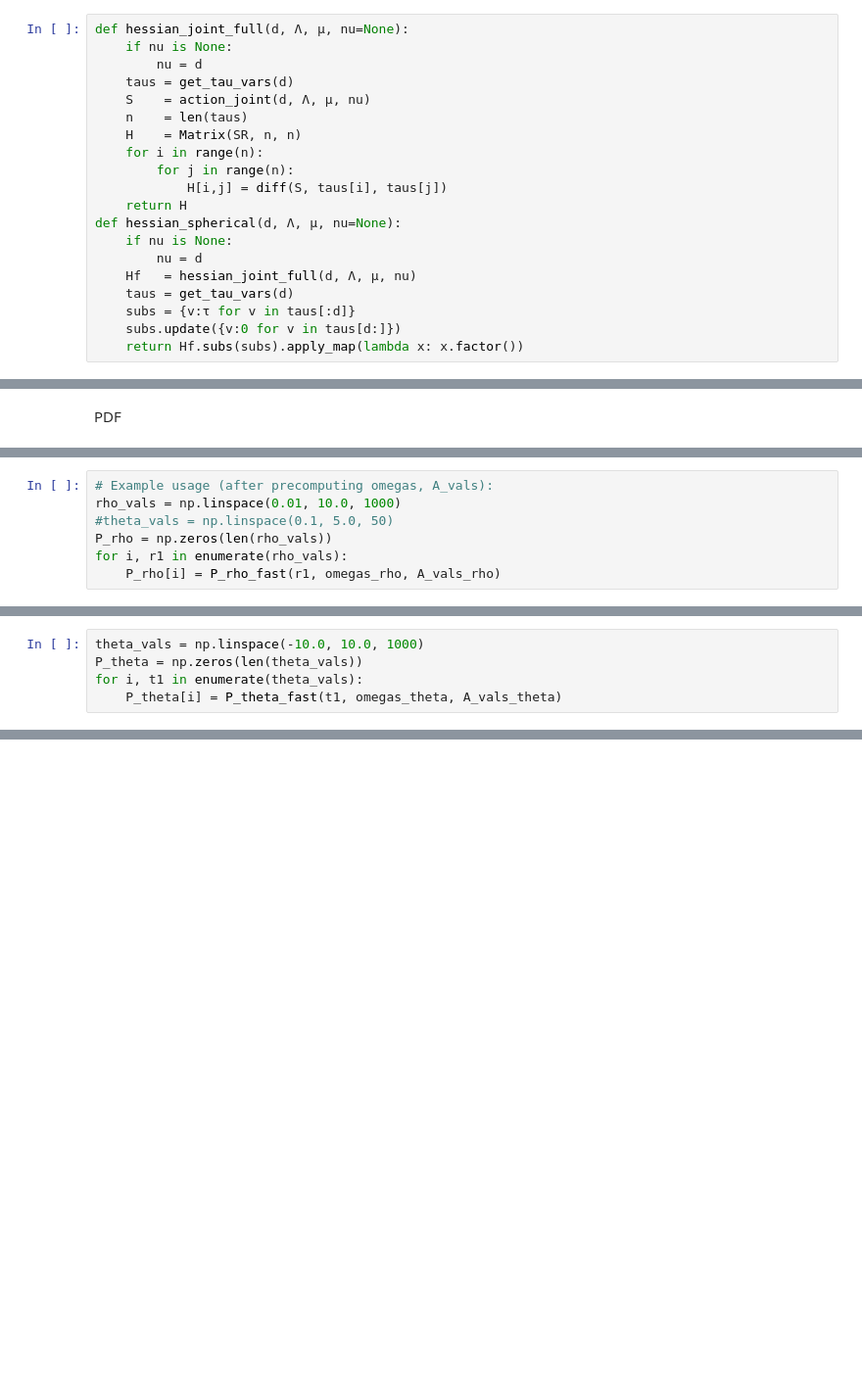
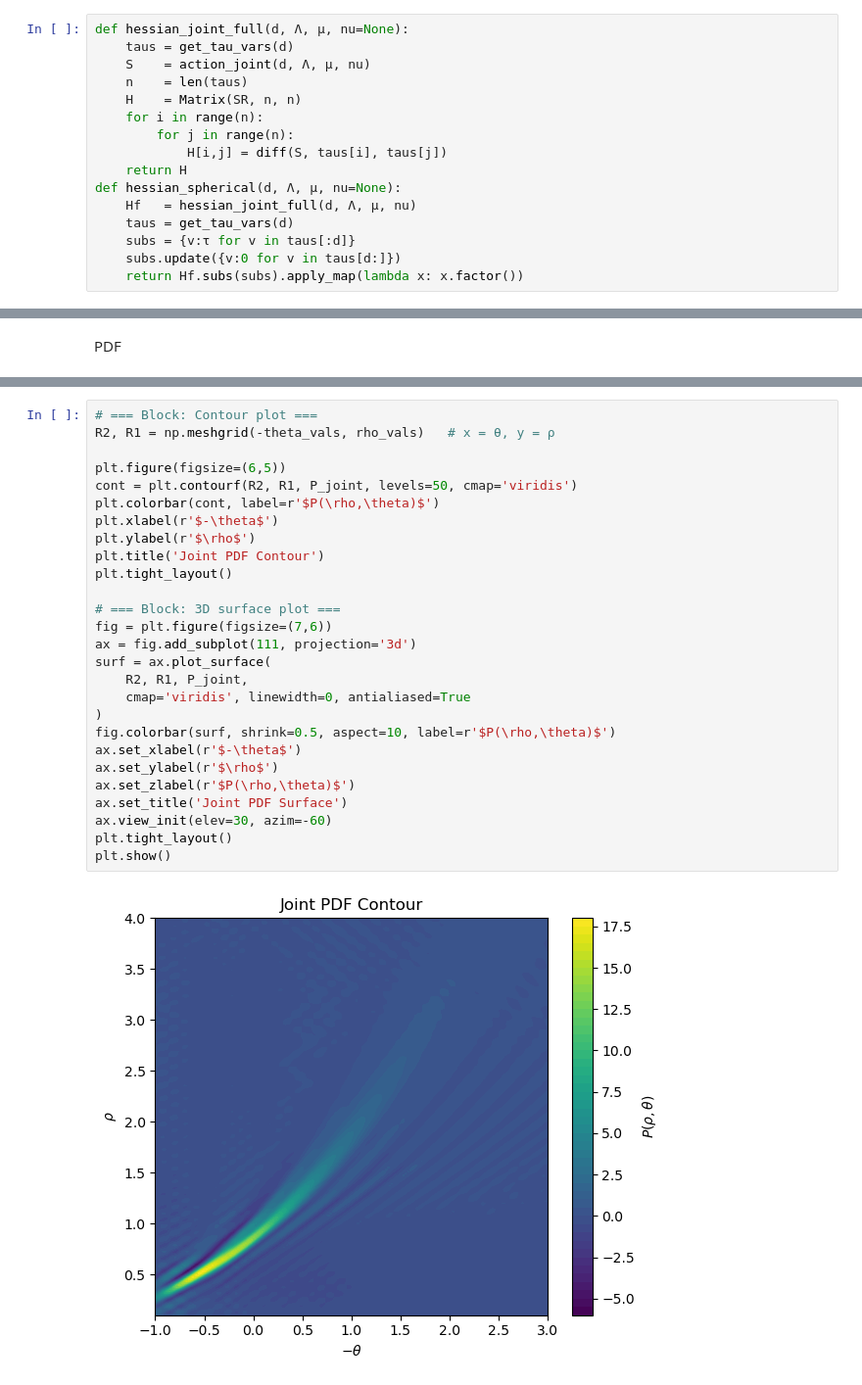
Before and after one commit to Puspaaa/LDP-LSSU, a Jupyter notebook: CGF_Joint - PDF.ipynb, the cells around one changed output, grey strips where cells are left out. Shown at 98% size. Cells and saved outputs as stored; diff of their text form; blank space fills up the shorter version.

```diff
--- a/CGF_Joint - PDF.ipynb
+++ b/CGF_Joint - PDF.ipynb
@@ -119,8 +121,6 @@ def action_spherical_joint(d, Λ, μ, nu=None):
     return S_full.subs(subs)
 # %%
 def hessian_joint_full(d, Λ, μ, nu=None):
-    if nu is None:
-        nu = d
     taus = get_tau_vars(d)
     S    = action_joint(d, Λ, μ, nu)
     n    = len(taus)
@@ -130,8 +130,6 @@ def hessian_joint_full(d, Λ, μ, nu=None):
             H[i,j] = diff(S, taus[i], taus[j])
     return H
 def hessian_spherical(d, Λ, μ, nu=None):
-    if nu is None:
-        nu = d
     Hf   = hessian_joint_full(d, Λ, μ, nu)
     taus = get_tau_vars(d)
     subs = {v:τ for v in taus[:d]}
@@ -1024,7 +574,0 @@ def P_rho_fast(rho, omegas, A_vals):
-# %%
-# Example usage (after precomputing omegas, A_vals):
-rho_vals = np.linspace(0.01, 10.0, 1000)
-#theta_vals = np.linspace(0.1, 5.0, 50)
-P_rho = np.zeros(len(rho_vals))
-for i, r1 in enumerate(rho_vals):
-    P_rho[i] = P_rho_fast(r1, omegas_rho, A_vals_rho)
@@ -1127,5 +574,0 @@ def P_theta_fast(theta, omegas, A_vals):
-# %%
-theta_vals = np.linspace(-10.0, 10.0, 1000)
-P_theta = np.zeros(len(theta_vals))
-for i, t1 in enumerate(theta_vals):
-    P_theta[i] = P_theta_fast(t1, omegas_theta, A_vals_theta)
@@ -1154,0 +575,29 @@ plt.show()
+# %%
+# === Block: Contour plot ===
+R2, R1 = np.meshgrid(-theta_vals, rho_vals)   # x = θ, y = ρ
+
+plt.figure(figsize=(6,5))
+cont = plt.contourf(R2, R1, P_joint, levels=50, cmap='viridis')
+plt.colorbar(cont, label=r'$P(\rho,\theta)$')
+plt.xlabel(r'$-\theta$')
+plt.ylabel(r'$\rho$')
+plt.title('Joint PDF Contour')
+plt.tight_layout()
+
+# === Block: 3D surface plot ===
+fig = plt.figure(figsize=(7,6))
+ax = fig.add_subplot(111, projection='3d')
+surf = ax.plot_surface(
+    R2, R1, P_joint,
+    cmap='viridis', linewidth=0, antialiased=True
+)
+fig.colorbar(surf, shrink=0.5, aspect=10, label=r'$P(\rho,\theta)$')
+ax.set_xlabel(r'$-\theta$')
+ax.set_ylabel(r'$\rho$')
+ax.set_zlabel(r'$P(\rho,\theta)$')
+ax.set_title('Joint PDF Surface')
+ax.view_init(elev=30, azim=-60)
+plt.tight_layout()
+plt.show()
+# %% [output]
+[figure, added]
```
Also changed, not shown: parts of 45 cells of this notebook, 1 other file.
